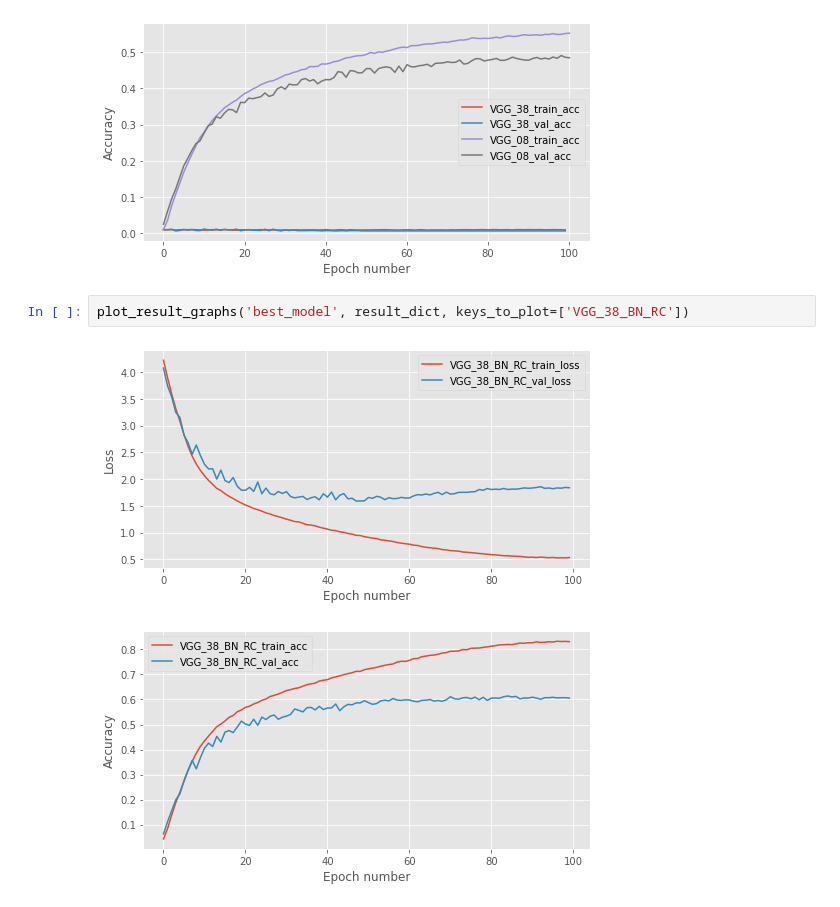
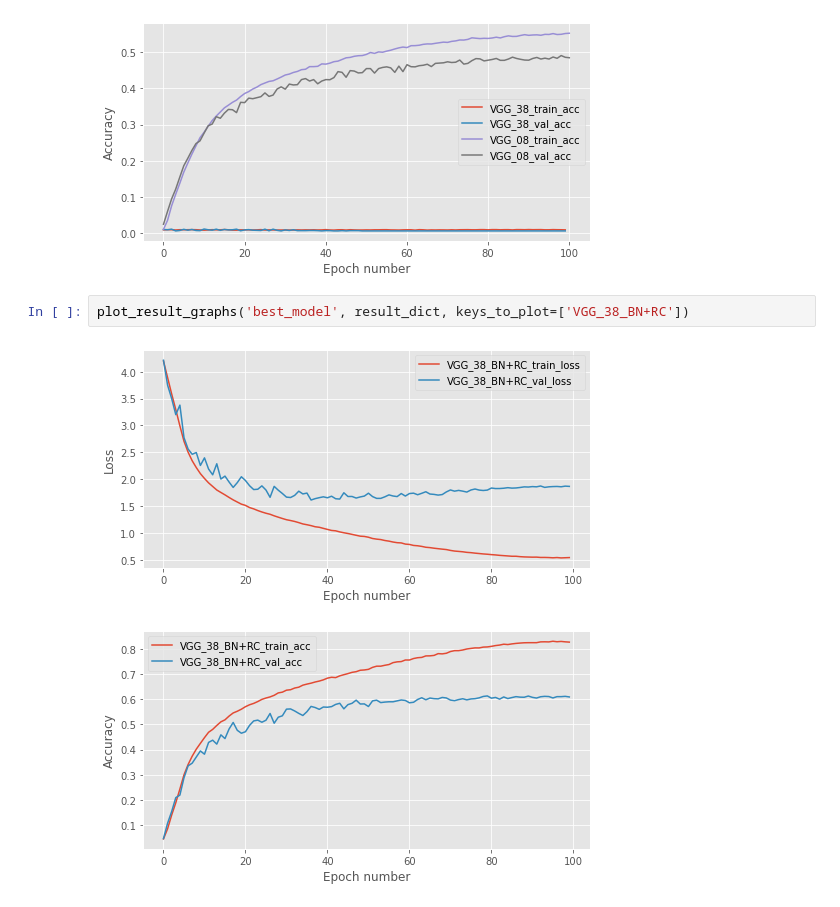
Before and after one commit to hwixley/MLP-coursework2, a Jupyter notebook: notebooks/Plot_Results.ipynb, the cells around one changed output. Cells and saved outputs as stored; diff of their text form.

Commit message:
replaced best model plots

```diff
--- a/notebooks/Plot_Results.ipynb
+++ b/notebooks/Plot_Results.ipynb
@@ -97,7 +100,7 @@ plot_result_graphs('problem_model', result_dict, keys_to_plot=['VGG_38', 'VGG_08
 [figure]
 [figure]
 # %%
-plot_result_graphs('best_model', result_dict, keys_to_plot=['VGG_38_BN_RC'])
+plot_result_graphs('best_model', result_dict, keys_to_plot=['VGG_38_BN+RC'])
 # %% [output]
-[figure, old version]
+[figure, new version]
-[figure, old version]
+[figure, new version]
```
Also changed, not shown: parts of 1 cell of this notebook, 2 other files.
